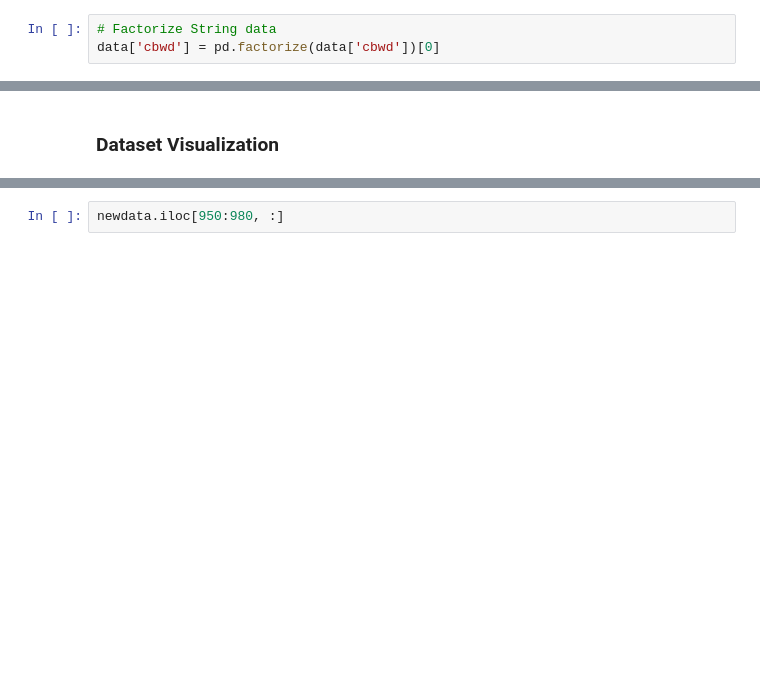
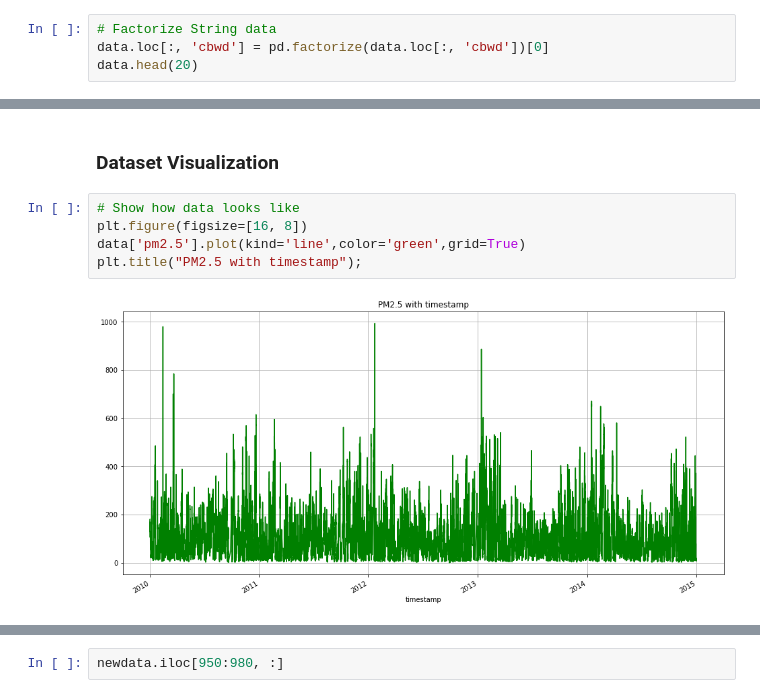
Before and after one commit to vincentsun870530/COMP432_Anomaly_Detection, a Jupyter notebook: comp432.ipynb, the cells around one changed output, grey strips where cells are left out. Saved outputs shown, nothing was run; the diff lists cells and outputs as text; blank space fills up the shorter version.

```diff
--- a/comp432.ipynb
+++ b/comp432.ipynb
@@ -67,4 +99,5 @@ data
 # %%
 # Factorize String data
-data['cbwd'] = pd.factorize(data['cbwd'])[0]
+data.loc[:, 'cbwd'] = pd.factorize(data.loc[:, 'cbwd'])[0]
+data.head(20)
 # %% [output]
@@ -77,2 +149,9 @@ data.to_csv('data/cleaned_data')
 # %% [markdown]
 ### Dataset Visualization
+# %%
+# Show how data looks like
+plt.figure(figsize=[16, 8])
+data['pm2.5'].plot(kind='line',color='green',grid=True)
+plt.title("PM2.5 with timestamp");
+# %% [output]
+[figure, added]
```
Also changed, not shown: parts of 57 cells of this notebook.
